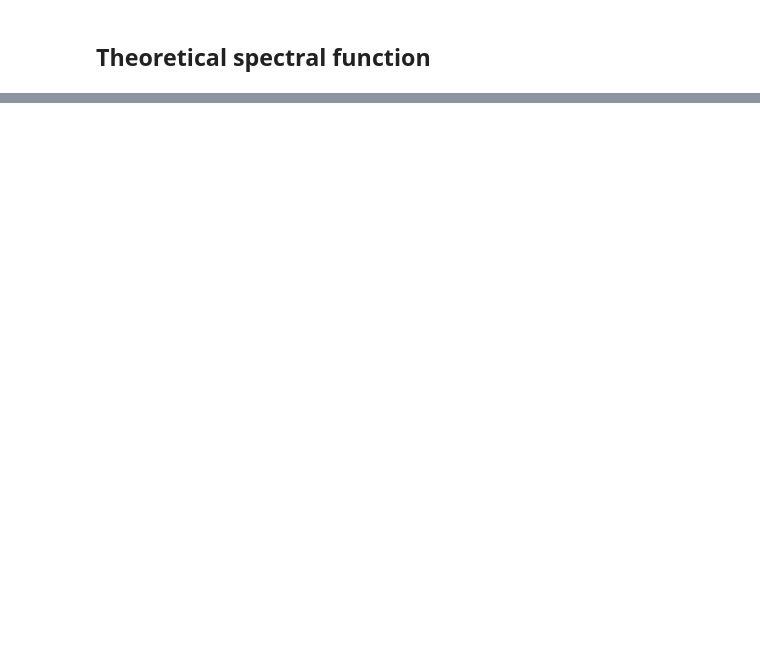
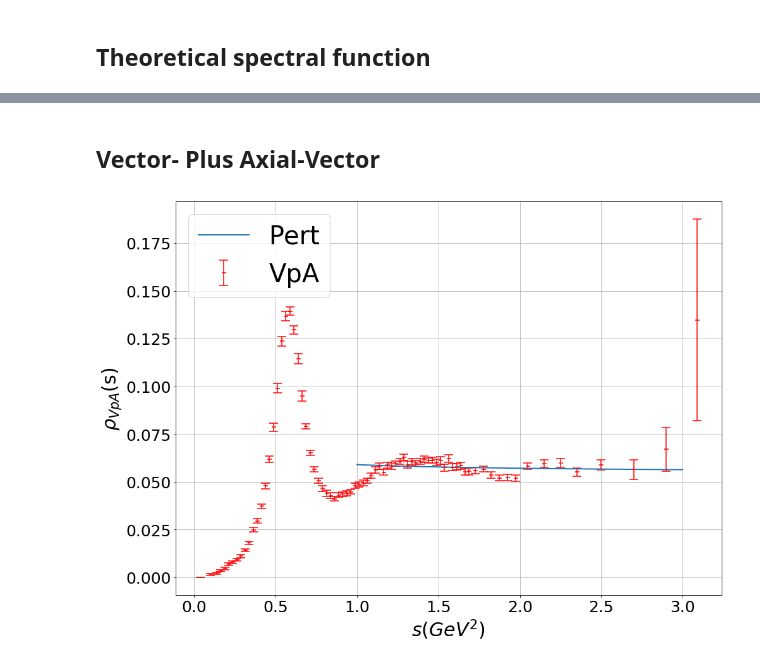
Before and after one commit to phd-dirk/Notebooks, a Jupyter notebook: spectralFunction.ipynb, the cells around one changed output, grey strips where cells are left out. Drawn from its saved outputs; the diff is of its cells as text; code cells hidden in the pictures; blank space fills up the shorter version.

```diff
--- a/spectralFunction.ipynb
+++ b/spectralFunction.ipynb
@@ -121,3 +184,41 @@ plt.savefig('fitWKinAlD6D8SpecFunc.png',format='png')
+# %% [markdown]
+## Vector- Plus Axial-Vector
+# %%
+plt.errorbar(
+    aleph_vpa['sbin'][:-1],
+    rho_vpa[:-1],
+    color='r',
+    yerr=rho_err_vpa[:-1],
+    capsize=7,
+    fmt='_',
+    mew=1.5,
+    markersize=7,
+    label='VpA'
+)
+plt.plot(
+    sLin,
+    scipy.real(th_func_vpa),
+    linewidth=2,
+    label='Pert'
+)
+
+fig = plt.gcf()
+fig.set_size_inches(14, 10)
+fig.patch.set_facecolor('white')
+fig.tight_layout()
+
+ax = plt.gca()
+ax.tick_params(axis='both', labelsize=25)
+ax.set_ylabel(r'$\rho_{VpA}$(s)', fontsize=30)
+ax.set_xlabel('$s(GeV^2)$', fontsize=30)
+
+
+plt.legend(prop={'size': 40})
+plt.grid()
+
+plt.savefig('./../Thesis/chapters/tauDecaysIntoHadrons/images/specFuncAleph_VpA.eps',format='eps')
+# %% [output]
+[figure, added]
 # %%
 def beta_function(a):
     return b[1]*a**2 + b[2]*a**3 + b[3]*a**4 + b[4]*a**5
```
Also changed, not shown: parts of 12 cells of this notebook, 5 other files.
